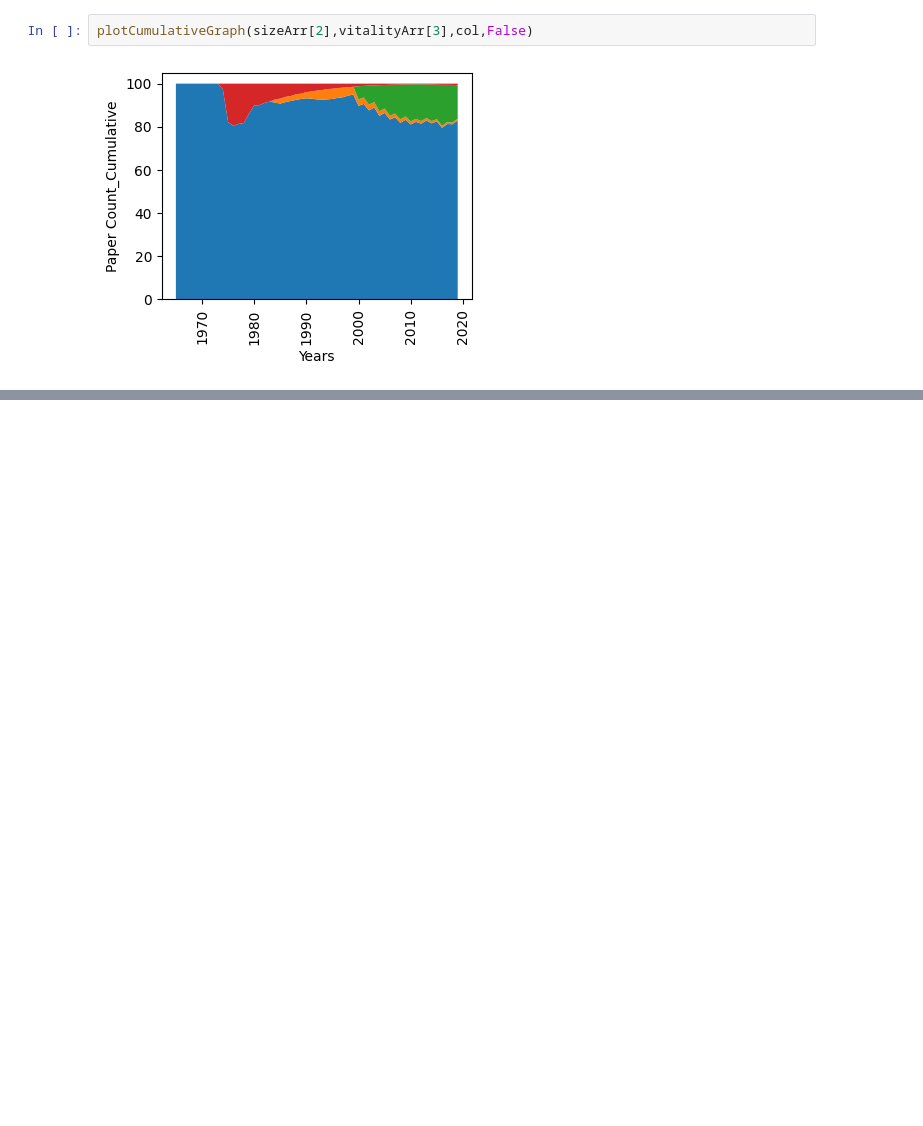
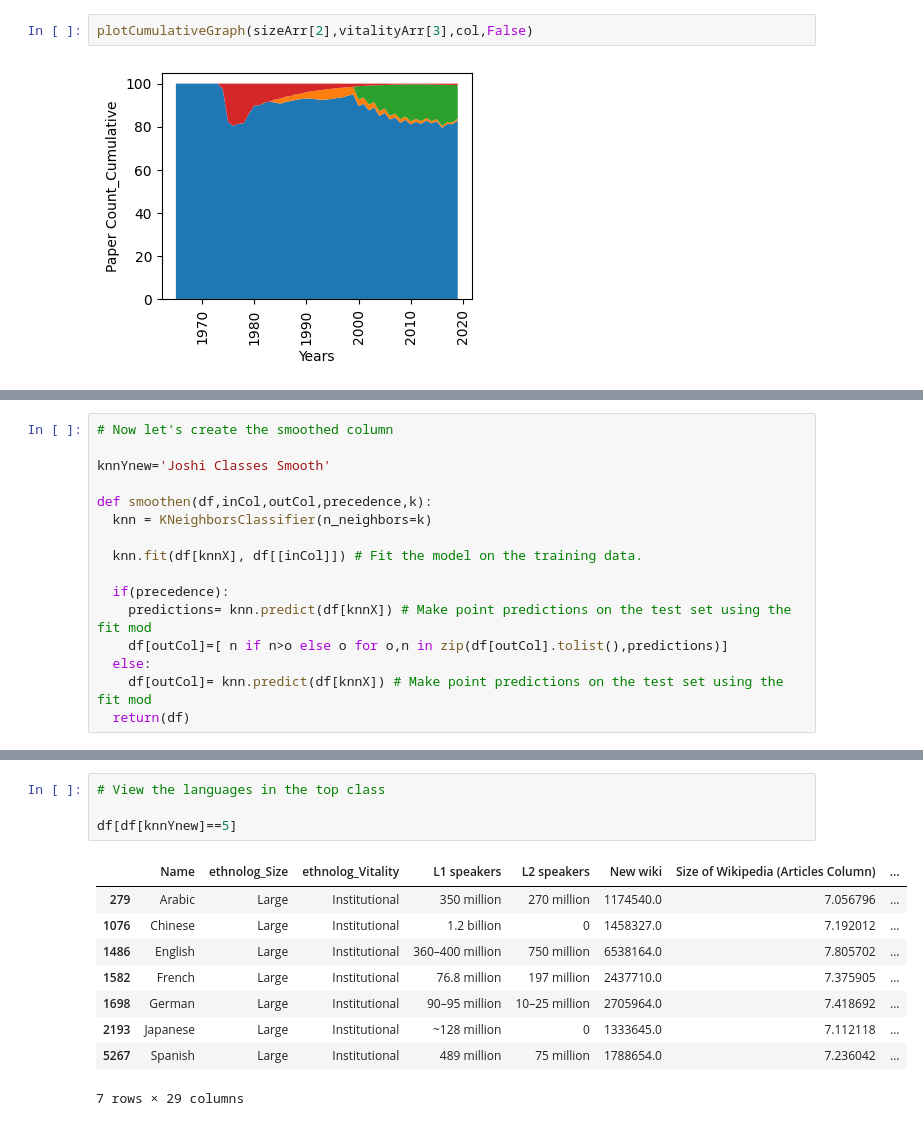
Before and after one commit to NisansaDdS/Some-Languages-are-More-Equal-than-Others, a Jupyter notebook: Generate Diagrams.ipynb, the cells around one changed output, grey strips where cells are left out. Drawn from its saved outputs; the diff is of its cells as text; blank space fills up the shorter version.

```diff
--- a/Generate Diagrams.ipynb
+++ b/Generate Diagrams.ipynb
@@ -757,0 +952,16 @@ plotCumulativeGraph(sizeArr[2],vitalityArr[3],col,False)
+# %%
+# Now let's create the smoothed column
+
+knnYnew='Joshi Classes Smooth'
+
+def smoothen(df,inCol,outCol,precedence,k):
+  knn = KNeighborsClassifier(n_neighbors=k)
+
+  knn.fit(df[knnX], df[[inCol]]) # Fit the model on the training data.
+
+  if(precedence):
+    predictions= knn.predict(df[knnX]) # Make point predictions on the test set using the fit mod
+    df[outCol]=[ n if n>o else o for o,n in zip(df[outCol].tolist(),predictions)]
+  else:
+    df[outCol]= knn.predict(df[knnX]) # Make point predictions on the test set using the fit mod
+  return(df)
@@ -757,0 +1115,14 @@ plotCumulativeGraph(sizeArr[2],vitalityArr[3],col,False)
+# %%
+# View the languages in the top class
+
+df[df[knnYnew]==5]
+# %% [output]
+|  | Name | ethnolog_Size | ethnolog_Vitality | L1 speakers | L2 speakers | New wiki | Size of Wikipedia (Articles Column) | ... |
+| 279 | Arabic | Large | Institutional | 350 million | 270 million | 1174540.0 | 7.056796 | ... |
+| 1076 | Chinese | Large | Institutional | 1.2 billion | 0 | 1458327.0 | 7.192012 | ... |
+| 1486 | English | Large | Institutional | 360–400 million | 750 million | 6538164.0 | 7.805702 | ... |
+| 1582 | French | Large | Institutional | 76.8 million | 197 million | 2437710.0 | 7.375905 | ... |
+| 1698 | German | Large | Institutional | 90–95 million | 10–25 million | 2705964.0 | 7.418692 | ... |
+| 2193 | Japanese | Large | Institutional | ~128 million | 0 | 1333645.0 | 7.112118 | ... |
+| 5267 | Spanish | Large | Institutional | 489 million | 75 million | 1788654.0 | 7.236042 | ... |
+7 rows × 29 columns
```
Also changed, not shown: parts of 15 cells of this notebook, 5 other files.
